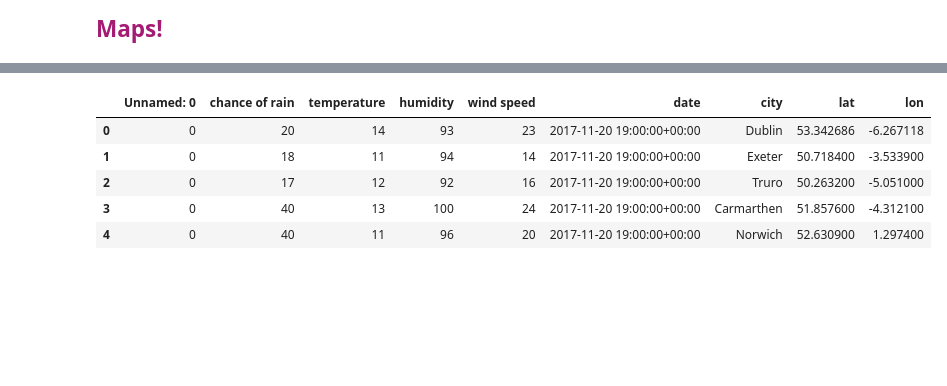
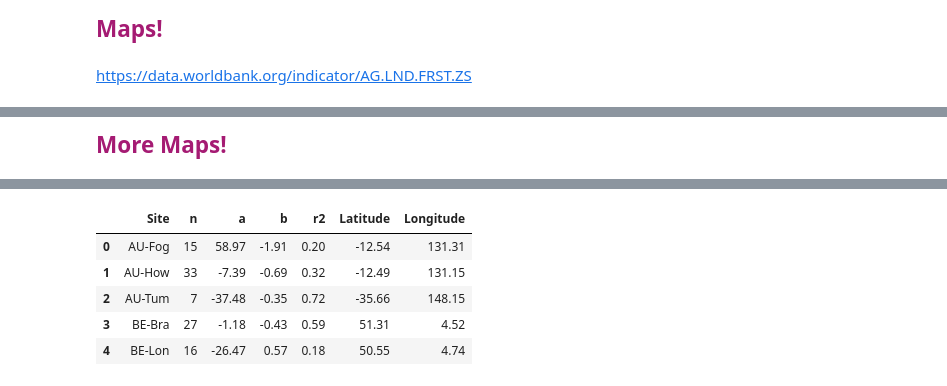
Before and after one commit to MargrietGroenendijk/visualisation-forest, a Jupyter notebook: forest-demo-display.ipynb, the cells around one changed output, grey strips where cells are left out. Drawn from its saved outputs; the diff is of its cells as text; code cells hidden in the pictures; blank space fills up the shorter version.

```diff
--- a/forest-demo-display.ipynb
+++ b/forest-demo-display.ipynb
@@ -108,10 +154,14 @@ display(forest)
+# %% [markdown]
+https://data.worldbank.org/indicator/AG.LND.FRST.ZS
 # %%
 display(forest)
 # %% [output]
 [interactive output not drawn]
+# %% [markdown]
+<span style="color: #A51B73; font-size: 1.5em; font-weight:bold">More Maps!</span>
 # %%
-weather = pixiedust.sampleData(
-        "file:///Users/margriet/projects/visualisation-forest/data/weather_uk3.csv",
+sites = pixiedust.sampleData(
+        "file:///Users/margriet/projects/visualisation-forest/data/siteslatlon.csv",
         forcePandas = True)
-weather.head()
+sites.head()
 # %% [output]
@@ -123,7 +173,7 @@ Successfully created pandas DataFrame for 'file:///Users/margriet/projects/visua
-|  | Unnamed: 0 | chance of rain | temperature | humidity | wind speed | date | city | lat | lon |
-| 0 | 0 | 20 | 14 | 93 | 23 | 2017-11-20 19:00:00+00:00 | Dublin | 53.342686 | -6.267118 |
-| 1 | 0 | 18 | 11 | 94 | 14 | 2017-11-20 19:00:00+00:00 | Exeter | 50.718400 | -3.533900 |
-| 2 | 0 | 17 | 12 | 92 | 16 | 2017-11-20 19:00:00+00:00 | Truro | 50.263200 | -5.051000 |
-| 3 | 0 | 40 | 13 | 100 | 24 | 2017-11-20 19:00:00+00:00 | Carmarthen | 51.857600 | -4.312100 |
-| 4 | 0 | 40 | 11 | 96 | 20 | 2017-11-20 19:00:00+00:00 | Norwich | 52.630900 | 1.297400 |
+|  | Site | n | a | b | r2 | Latitude | Longitude |
+| 0 | AU-Fog | 15 | 58.97 | -1.91 | 0.20 | -12.54 | 131.31 |
+| 1 | AU-How | 33 | -7.39 | -0.69 | 0.32 | -12.49 | 131.15 |
+| 2 | AU-Tum | 7 | -37.48 | -0.35 | 0.72 | -35.66 | 148.15 |
+| 3 | BE-Bra | 27 | -1.18 | -0.43 | 0.59 | 51.31 | 4.52 |
+| 4 | BE-Lon | 16 | -26.47 | 0.57 | 0.18 | 50.55 | 4.74 |
 # %%
```
Also changed, not shown: parts of 21 cells of this notebook, 20 other files.
